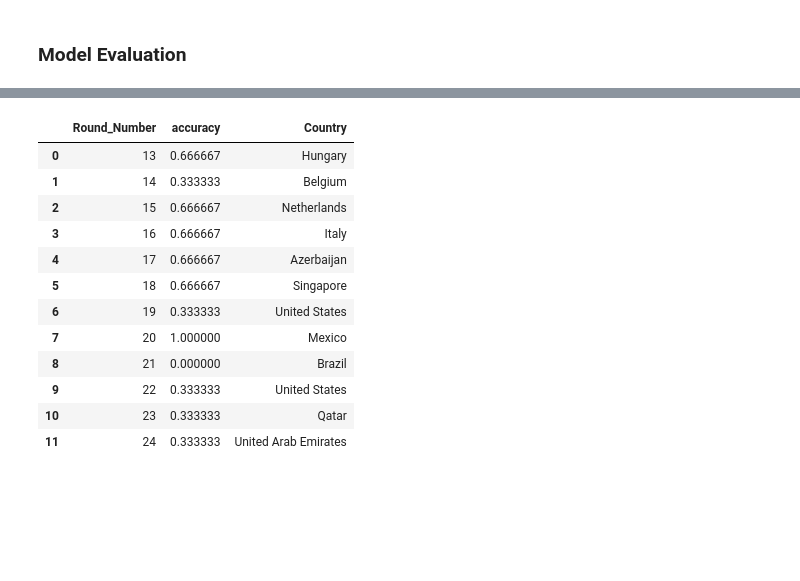
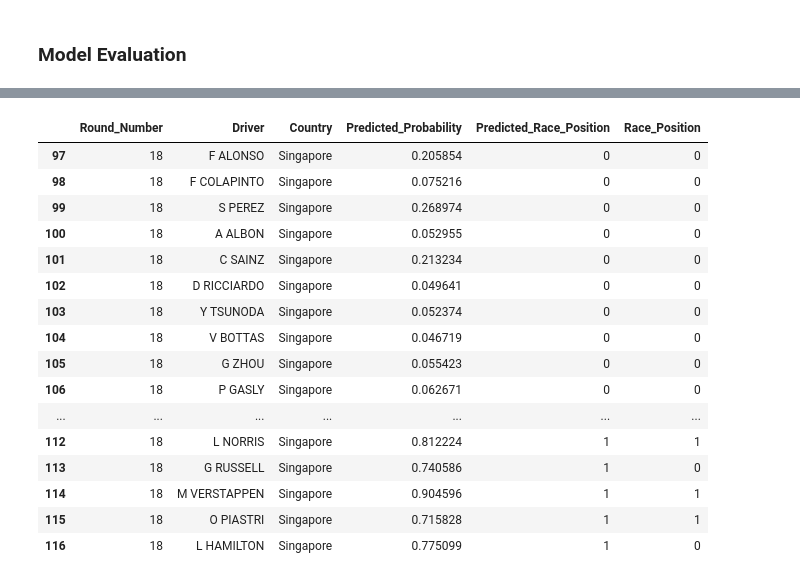
Before and after one commit to rohank36/f1, a Jupyter notebook: baseline.ipynb, the cells around one changed output, grey strips where cells are left out. Saved outputs shown, nothing was run; the diff lists cells and outputs as text; code cells hidden in the pictures; blank space fills up the shorter version.

```diff
--- a/baseline.ipynb
+++ b/baseline.ipynb
@@ -618,6 +615,7 @@ class Model:
 model = Model()
 #params = {"n_estimators":[100, 120, 150,300,500,800,1000]}
 #model.tune_hyperparam(x_val,y_val)
+model.n_estimators=1
 print(model.n_estimators)
 model.train(x_trn,y_trn)
 #important_features = model.get_feature_importance(x_trn)
@@ -648,6 +646,18 @@ RF Classifier + Boosting
 class Model2(Model):
     def __init__(self):
         super().__init__(True)
+        self.threshold = 0.5
+
+    def tune_hyperparam(self,x_val,y_val):
+        print('Sanity Check: New tune_hyperparam function...')
+        params={"n_estimators":[10, 20, 50, 100, 120, 150]}
+        cv = KFold(n_splits=4, shuffle=False)
+        grid_search = GridSearchCV(estimator=self.rf,param_grid=params,return_train_score=True, cv=cv).fit(x_val,y_val)
+        result = pd.DataFrame(grid_search.cv_results_)
+        self.tune_results = result
+        best_n_estimator = result.loc[result["rank_test_score"] == 1, "param_n_estimators"].iloc[0]
+        self.n_estimators = best_n_estimator
+        return best_n_estimator
 
     def train(self,x_trn,y_trn):
         if not self.isClassifier: raise Exception("Tree is not classifier. Fix.")
@@ -658,10 +668,20 @@ class Model2(Model):
             min_samples_leaf = 15,
             max_features = "sqrt",
             #bootstrap = True,
-            random_state = 27
+            random_state = 27,
+            class_weight="balanced",
         )
         #max_samples = 20?
         self.rf.fit(x_trn,y_trn)
+
+    def set_threshold(self,threshold):
+        self.threshold = threshold
+        print("Threshold set to:",self.threshold)
+
+    def predict(self,x):
+        rf_pred_prob = self.rf.predict_proba(x)[:,1]
+        rf_pred = (rf_pred_prob > self.threshold).astype(int)
+        return rf_pred,rf_pred_prob
 # %%
 # Simple training-eval loop
 model = Model2()
@@ -674,0 +766,3 @@ model.train(x_trn,y_trn)
+# %%
+# adjust model threshold to improve performance
+model.set_threshold(best_threshold)
@@ -717,7 +840,7 @@ class ModelEval():
         self.round_number = round_number
         self.driver = driver
         self.country = country
-        self.pred,_ = model.predict(x)
+        self.pred,self.prob= model.predict(x)
         self.actual = actual
 
         self.pretty_df = self.pretty_predictions()
@@ -728,9 +851,10 @@ class ModelEval():
         df["Round_Number"] = self.round_number
         df["Driver"] = self.driver
         df["Country"] = self.country
+        df["Predicted_Probability"] = self.prob
         df["Predicted_Race_Position"] = self.pred
         df["Race_Position"] = self.actual
-        cols_to_be_included = ["Round_Number","Driver","Country","Predicted_Race_Position","Race_Position"]
+        cols_to_be_included = ["Round_Number","Driver","Country","Predicted_Probability","Predicted_Race_Position","Race_Position"]
         #df = df[cols_to_be_included].sort_values(by='Predicted_Race_Position')
         df = df[cols_to_be_included]
         df = (
@@ -889,28 +1013,32 @@ model2_eval_val = ModelEval(model,x_val,val_round_number,val_driver,val_country,
 # %%
 # val
 
 #model2_eval_val.pretty_df
-#model2_eval_val.get_preds_for_race(21)
+model2_eval_val.get_preds_for_race(18)
 #model2_eval_val.get_preds_for_driver('C LECLERC')
 #model2_eval_val.plot_pred_vs_truth(None,'line')
 #model2_eval_val.plot_pred_vs_truth('C LECLERC','line')
 #model2_eval_val.get_correct_predictions(15)
 #model2_eval_val.get_driver_with_most_wrong_predictions()
 #model2_eval_val.get_acc_per_race()
 #model2_eval_val.get_acc_per_driver()
-model2_eval_val.get_topk_acc_per_race()
+#model2_eval_val.get_topk_acc_per_race()
 #model2_eval_val.get_drivers_with_most_predictions()
 # %% [output]
-|  | Round_Number | accuracy | Country |
-| 0 | 13 | 0.666667 | Hungary |
-| 1 | 14 | 0.333333 | Belgium |
-| 2 | 15 | 0.666667 | Netherlands |
-| 3 | 16 | 0.666667 | Italy |
-| 4 | 17 | 0.666667 | Azerbaijan |
-| 5 | 18 | 0.666667 | Singapore |
-| 6 | 19 | 0.333333 | United States |
-| 7 | 20 | 1.000000 | Mexico |
-| 8 | 21 | 0.000000 | Brazil |
-| 9 | 22 | 0.333333 | United States |
-| 10 | 23 | 0.333333 | Qatar |
-| 11 | 24 | 0.333333 | United Arab Emirates |
+|  | Round_Number | Driver | Country | Predicted_Probability | Predicted_Race_Position | Race_Position |
+| 97 | 18 | F ALONSO | Singapore | 0.205854 | 0 | 0 |
+| 98 | 18 | F COLAPINTO | Singapore | 0.075216 | 0 | 0 |
+| 99 | 18 | S PEREZ | Singapore | 0.268974 | 0 | 0 |
+| 100 | 18 | A ALBON | Singapore | 0.052955 | 0 | 0 |
+| 101 | 18 | C SAINZ | Singapore | 0.213234 | 0 | 0 |
+| 102 | 18 | D RICCIARDO | Singapore | 0.049641 | 0 | 0 |
+| 103 | 18 | Y TSUNODA | Singapore | 0.052374 | 0 | 0 |
+| 104 | 18 | V BOTTAS | Singapore | 0.046719 | 0 | 0 |
+| 105 | 18 | G ZHOU | Singapore | 0.055423 | 0 | 0 |
+| 106 | 18 | P GASLY | Singapore | 0.062671 | 0 | 0 |
+| ... | ... | ... | ... | ... | ... | ... |
+| 112 | 18 | L NORRIS | Singapore | 0.812224 | 1 | 1 |
+| 113 | 18 | G RUSSELL | Singapore | 0.740586 | 1 | 0 |
+| 114 | 18 | M VERSTAPPEN | Singapore | 0.904596 | 1 | 1 |
+| 115 | 18 | O PIASTRI | Singapore | 0.715828 | 1 | 1 |
+| 116 | 18 | L HAMILTON | Singapore | 0.775099 | 1 | 0 |
```
Also changed, not shown: parts of 14 cells of this notebook, 1 other file.
